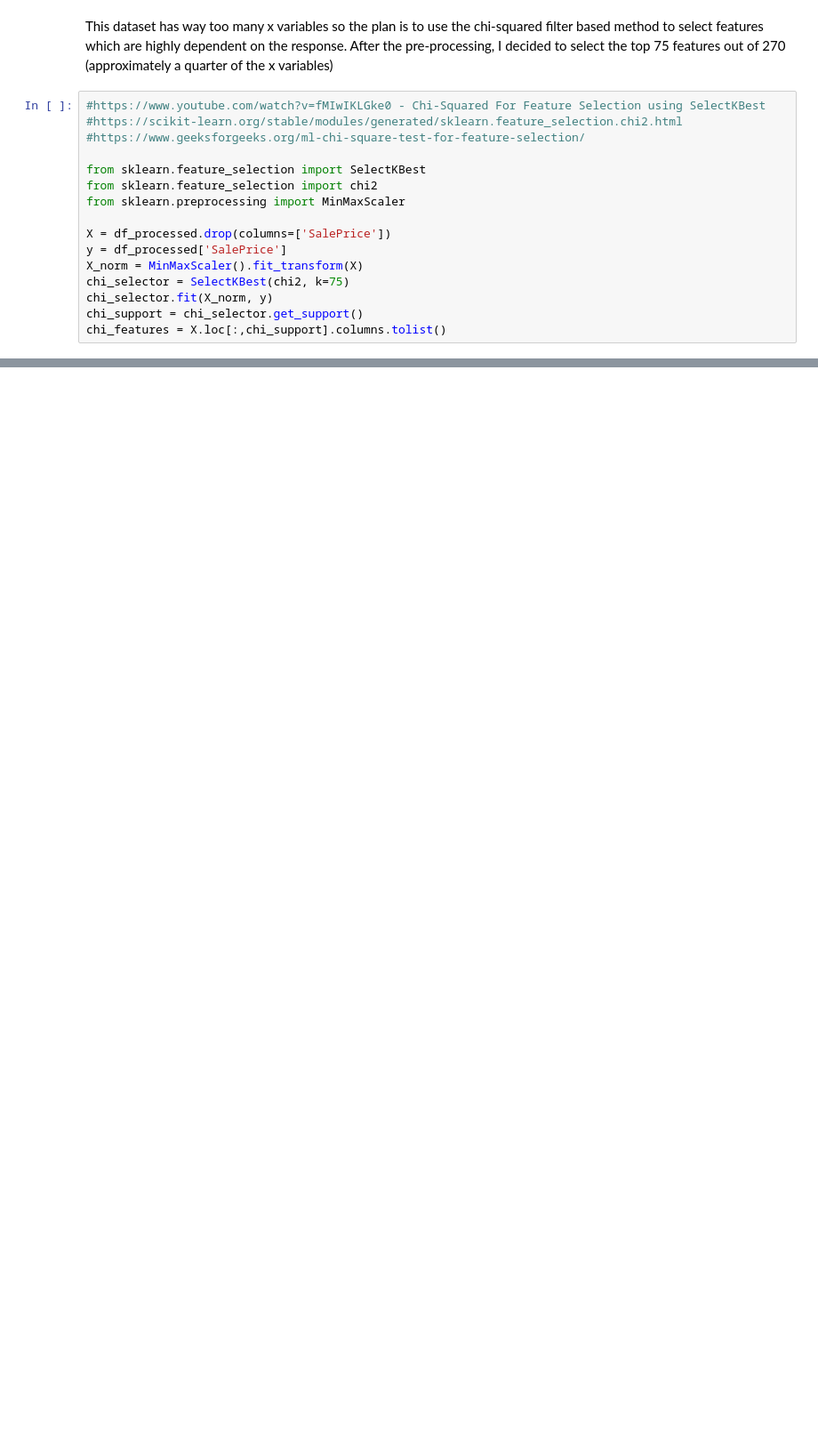
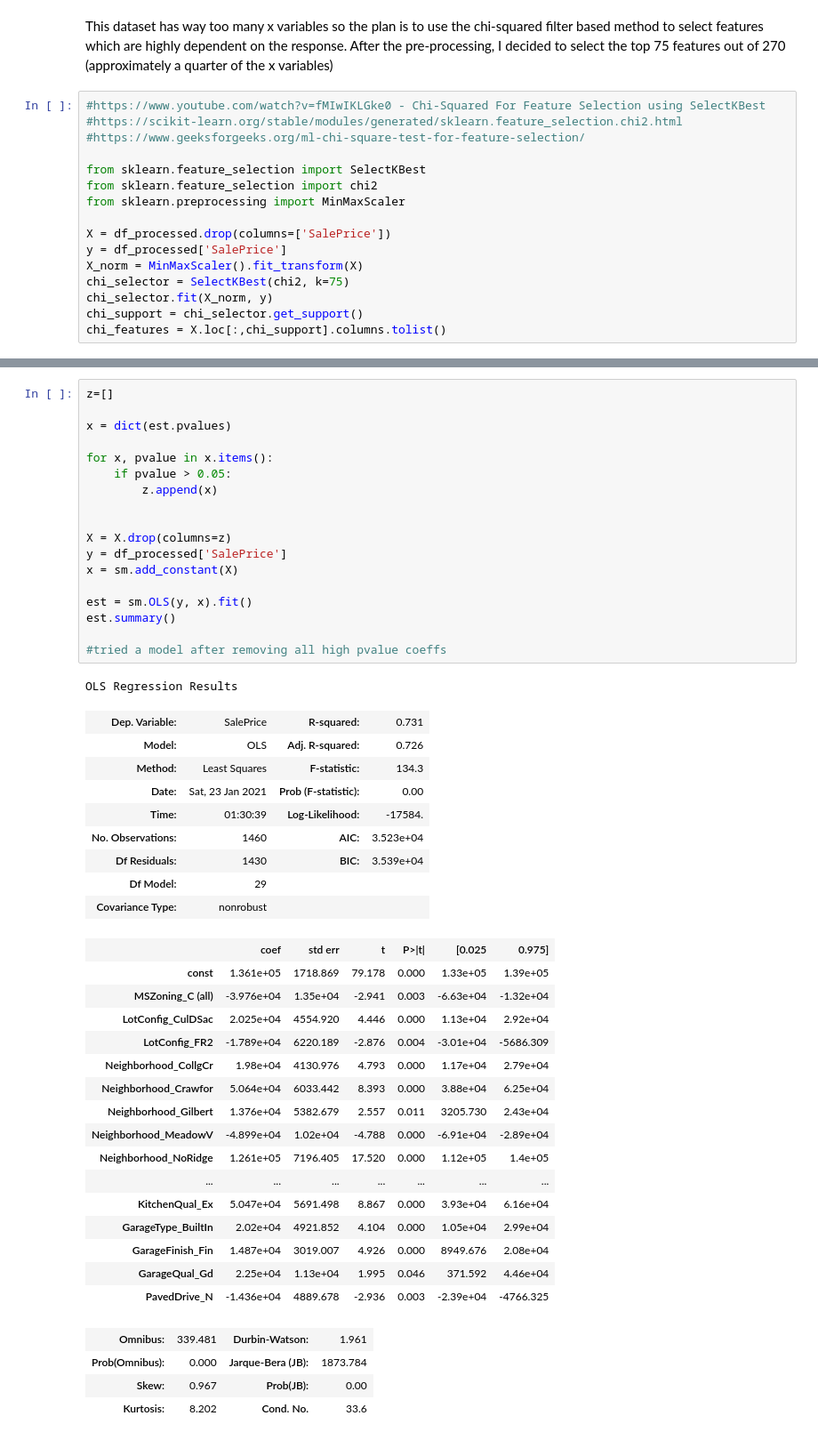
Before and after one commit to cb-ds-1/m3-3-engineering-regression, a Jupyter notebook: workshop-3.3-Sakif.ipynb, the cells around one changed output, grey strips where cells are left out. Shown at 89% size. Drawn from its saved outputs; the diff is of its cells as text; blank space fills up the shorter version.

Commit message:
3.3 Engineering Regression - Farhan Sakif

```diff
--- a/workshop-3.3-Sakif.ipynb
+++ b/workshop-3.3-Sakif.ipynb
@@ -557,3 +557,52 @@ OLS Regression Results
 | Kurtosis: | 7.995 | Cond. No. | 76.9 |
 Warnings:
 [1] Standard Errors assume that the covariance matrix of the errors is correctly specified.
+# %%
+z=[]
+
+x = dict(est.pvalues)
+
+for x, pvalue in x.items():
+    if pvalue > 0.05:
+        z.append(x)
+
+
+X = X.drop(columns=z)
+y = df_processed['SalePrice']
+x = sm.add_constant(X)
+
+est = sm.OLS(y, x).fit()
+est.summary()
+
+#tried a model after removing all high pvalue coeffs
+# %% [output]
+OLS Regression Results
+| Dep. Variable: | SalePrice | R-squared: | 0.731 |
+| Model: | OLS | Adj. R-squared: | 0.726 |
+| Method: | Least Squares | F-statistic: | 134.3 |
+| Date: | Sat, 23 Jan 2021 | Prob (F-statistic): | 0.00 |
+| Time: | 01:30:39 | Log-Likelihood: | -17584. |
+| No. Observations: | 1460 | AIC: | 3.523e+04 |
+| Df Residuals: | 1430 | BIC: | 3.539e+04 |
+| Df Model: | 29 |  |  |
+| Covariance Type: | nonrobust |  |  |
+|  | coef | std err | t | P>|t| | [0.025 | 0.975] |
+| const | 1.361e+05 | 1718.869 | 79.178 | 0.000 | 1.33e+05 | 1.39e+05 |
+| MSZoning_C (all) | -3.976e+04 | 1.35e+04 | -2.941 | 0.003 | -6.63e+04 | -1.32e+04 |
+| LotConfig_CulDSac | 2.025e+04 | 4554.920 | 4.446 | 0.000 | 1.13e+04 | 2.92e+04 |
+| LotConfig_FR2 | -1.789e+04 | 6220.189 | -2.876 | 0.004 | -3.01e+04 | -5686.309 |
+| Neighborhood_CollgCr | 1.98e+04 | 4130.976 | 4.793 | 0.000 | 1.17e+04 | 2.79e+04 |
+| Neighborhood_Crawfor | 5.064e+04 | 6033.442 | 8.393 | 0.000 | 3.88e+04 | 6.25e+04 |
+| Neighborhood_Gilbert | 1.376e+04 | 5382.679 | 2.557 | 0.011 | 3205.730 | 2.43e+04 |
+| Neighborhood_MeadowV | -4.899e+04 | 1.02e+04 | -4.788 | 0.000 | -6.91e+04 | -2.89e+04 |
+| Neighborhood_NoRidge | 1.261e+05 | 7196.405 | 17.520 | 0.000 | 1.12e+05 | 1.4e+05 |
+| ... | ... | ... | ... | ... | ... | ... |
+| KitchenQual_Ex | 5.047e+04 | 5691.498 | 8.867 | 0.000 | 3.93e+04 | 6.16e+04 |
+| GarageType_BuiltIn | 2.02e+04 | 4921.852 | 4.104 | 0.000 | 1.05e+04 | 2.99e+04 |
+| GarageFinish_Fin | 1.487e+04 | 3019.007 | 4.926 | 0.000 | 8949.676 | 2.08e+04 |
+| GarageQual_Gd | 2.25e+04 | 1.13e+04 | 1.995 | 0.046 | 371.592 | 4.46e+04 |
+| PavedDrive_N | -1.436e+04 | 4889.678 | -2.936 | 0.003 | -2.39e+04 | -4766.325 |
+| Omnibus: | 339.481 | Durbin-Watson: | 1.961 |
+| Prob(Omnibus): | 0.000 | Jarque-Bera (JB): | 1873.784 |
+| Skew: | 0.967 | Prob(JB): | 0.00 |
+| Kurtosis: | 8.202 | Cond. No. | 33.6 |
```
Also changed, not shown: parts of 4 cells of this notebook.
